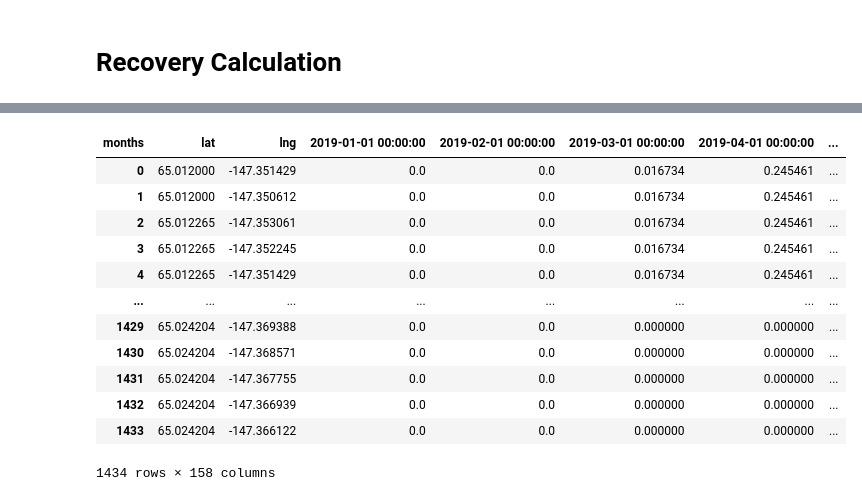
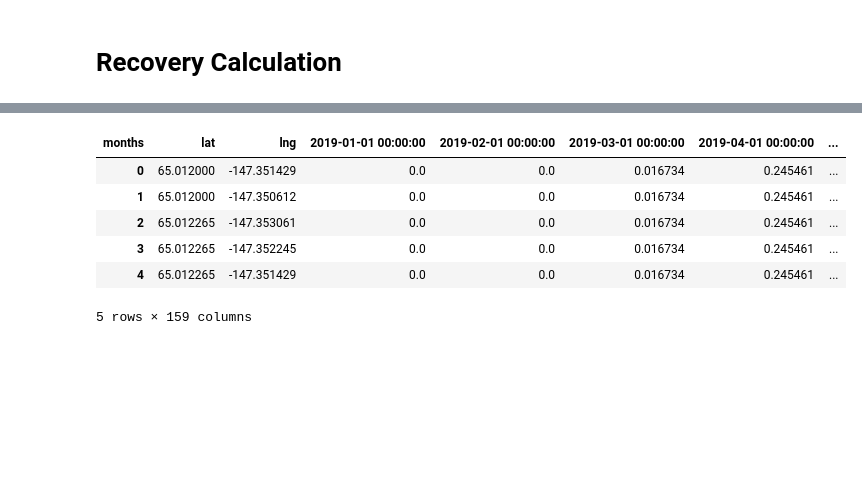
Before and after one commit to ChiefMetDing/FK_HL_Model_Remake, a Jupyter notebook: Scripts/py/recovery_calc.ipynb, the cells around one changed output, grey strips where cells are left out. Saved outputs shown, nothing was run; the diff lists cells and outputs as text; code cells hidden in the pictures; blank space fills up the shorter version.

```diff
--- a/Scripts/py/recovery_calc.ipynb
+++ b/Scripts/py/recovery_calc.ipynb
@@ -143,7 +145,12 @@ cell_oz_df = blocks_oz_df.groupby(['cell']).sum()
 file_path = os.path.join('..','..','Resources','cells_oz.json')
 cell_oz_df.to_json(file_path)
 # %%
+# Create gold production by position
 blocks_oz_df.insert(0,"lat",blocks_df['lat'])
 blocks_oz_df.insert(1,"lng",blocks_df['lng'])
-blocks_oz_df.head()
+position_oz_df = blocks_oz_df
+position_oz_df.head()
+position_oz_df.drop(columns = 'cell',inplace = True)
+position_oz_df = position_oz_df.groupby(['lat','lng']).sum()
+position_oz_df.reset_index(inplace = True)
 # %% [output]
@@ -176,16 +170,11 @@ blocks_oz_df
-# %%
-blocks_oz_df.reset_index().drop(columns = 'cell')
-# %% [output]
-| months | lat | lng | 2019-01-01 00:00:00 | 2019-02-01 00:00:00 | 2019-03-01 00:00:00 | 2019-04-01 00:00:00 | ... |
-| 0 | 65.012000 | -147.351429 | 0.0 | 0.0 | 0.016734 | 0.245461 | ... |
-| 1 | 65.012000 | -147.350612 | 0.0 | 0.0 | 0.016734 | 0.245461 | ... |
-| 2 | 65.012265 | -147.353061 | 0.0 | 0.0 | 0.016734 | 0.245461 | ... |
-| 3 | 65.012265 | -147.352245 | 0.0 | 0.0 | 0.016734 | 0.245461 | ... |
-| 4 | 65.012265 | -147.351429 | 0.0 | 0.0 | 0.016734 | 0.245461 | ... |
-| ... | ... | ... | ... | ... | ... | ... | ... |
-| 1429 | 65.024204 | -147.369388 | 0.0 | 0.0 | 0.000000 | 0.000000 | ... |
-| 1430 | 65.024204 | -147.368571 | 0.0 | 0.0 | 0.000000 | 0.000000 | ... |
-| 1431 | 65.024204 | -147.367755 | 0.0 | 0.0 | 0.000000 | 0.000000 | ... |
-| 1432 | 65.024204 | -147.366939 | 0.0 | 0.0 | 0.000000 | 0.000000 | ... |
-| 1433 | 65.024204 | -147.366122 | 0.0 | 0.0 | 0.000000 | 0.000000 | ... |
-1434 rows × 158 columns
+# %%
+position_oz_df['overall_ozs'] = position_oz_df.drop(columns = ['lat','lng']).sum(axis = 1)
+position_oz_df.head()
+# %% [output]
+| months | lat | lng | 2019-01-01 00:00:00 | 2019-02-01 00:00:00 | 2019-03-01 00:00:00 | 2019-04-01 00:00:00 | ... |
+| 0 | 65.012000 | -147.351429 | 0.0 | 0.0 | 0.016734 | 0.245461 | ... |
+| 1 | 65.012000 | -147.350612 | 0.0 | 0.0 | 0.016734 | 0.245461 | ... |
+| 2 | 65.012265 | -147.353061 | 0.0 | 0.0 | 0.016734 | 0.245461 | ... |
+| 3 | 65.012265 | -147.352245 | 0.0 | 0.0 | 0.016734 | 0.245461 | ... |
+| 4 | 65.012265 | -147.351429 | 0.0 | 0.0 | 0.016734 | 0.245461 | ... |
+5 rows × 159 columns
```
Also changed, not shown: parts of 15 cells of this notebook, 6 other files.
